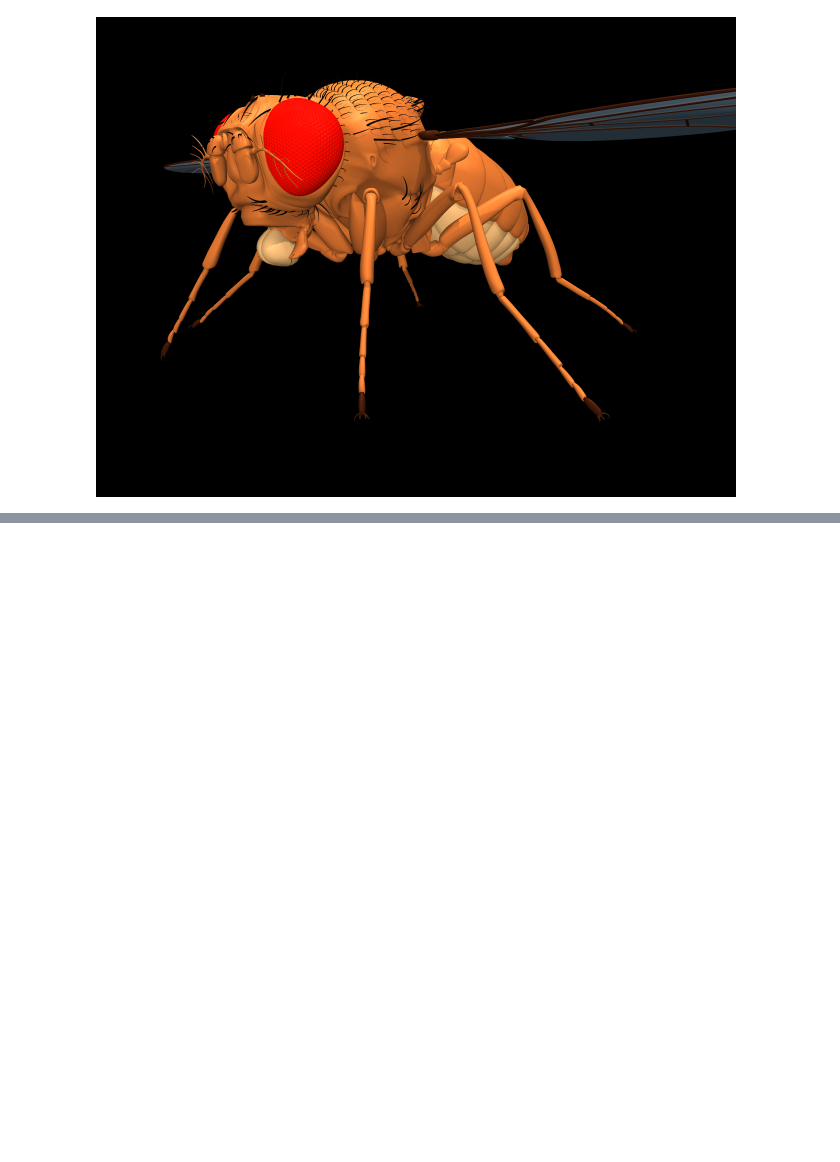
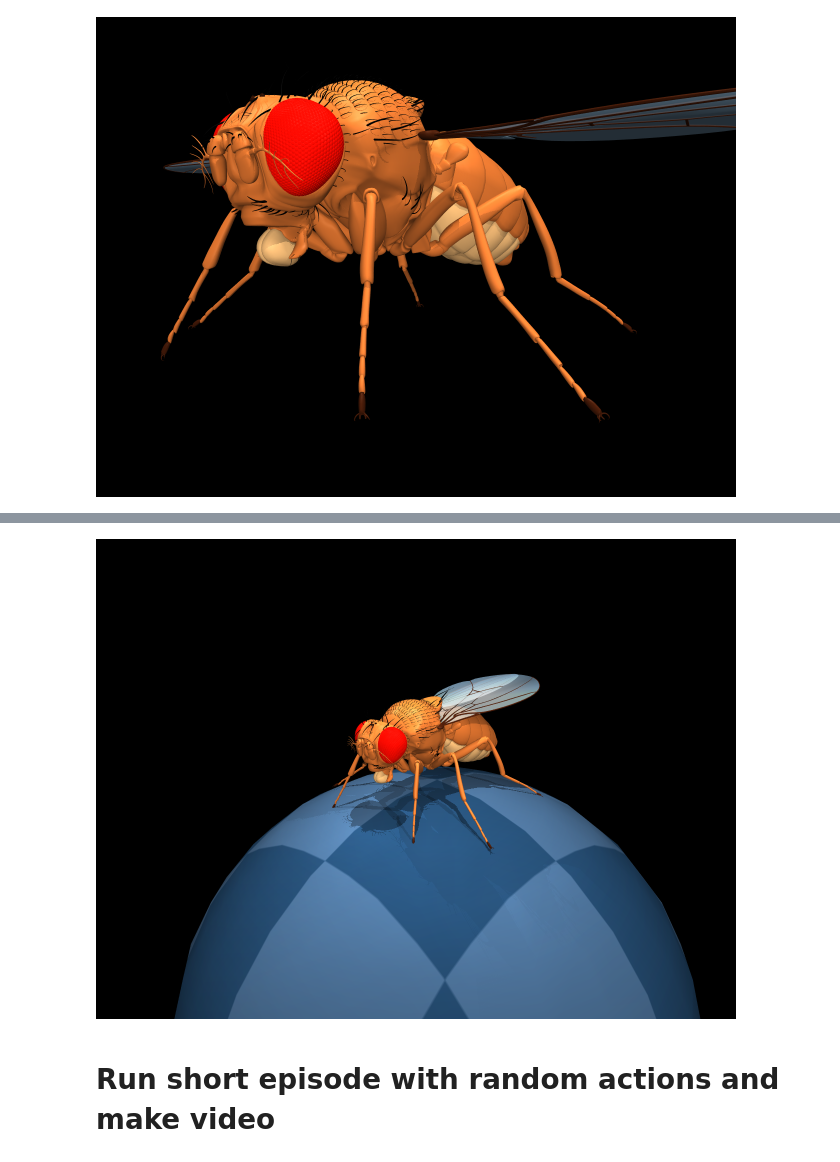
Before and after one commit to TuragaLab/flybody, a Jupyter notebook: notebooks/fly-on-ball-minimal.ipynb, the cells around one changed output, grey strips where cells are left out. Drawn from its saved outputs; the diff is of its cells as text; code cells hidden in the pictures; blank space fills up the shorter version.

```diff
--- a/notebooks/fly-on-ball-minimal.ipynb
+++ b/notebooks/fly-on-ball-minimal.ipynb
@@ -128,18 +104,13 @@ for i in range(physics.model.nu):
     if 'coxa' in name or 'femur' in name or 'tibia' in name or 'tarsus' in name:
         act_indices.append(i)
 # %%
-# Run simulation and make movie.
+# Run simulation and make video.
 
 # Set initial state.
 with physics.reset_context():
     # Initial ball velocioty.
     physics.named.data.qvel['ball'] = [0, -2., 0]
-    # Retract wings.
-    for side in ['left', 'right']:
-        physics.named.data.qpos[
-            [f'wing_yaw_{side}',
-             f'wing_roll_{side}',
-             f'wing_pitch_{side}']] = [1.5, 0.7, -1.0]
+    retract_wings(physics, prefix='')
 
 # Run simulation.
 timestep_ratio = 10
@@ -147,7 +118,7 @@ n_act = len(act_indices)
 frames = []
 for i in range(2000):
     if i % timestep_ratio == 0:
-        action = np.random.uniform(-0.7, 0.7, size=n_act)
+        action = np.random.uniform(-0.5, 0.5, size=n_act)
         physics.data.ctrl[act_indices] = action
         pixels = physics.render(camera_id=1, width=640, height=480,
                                 scene_option=scene_option)
@@ -160,0 +134,3 @@ display_video(frames)
+# %%
+# Create RL environment.
+env = walk_on_ball()
@@ -160,0 +143,8 @@ display_video(frames)
+# %%
+# Reset and visualize the initial state of episode.
+timestep = env.reset()
+
+pixels = env.physics.render(camera_id=1, width=640, height=480)
+PIL.Image.fromarray(pixels)
+# %% [output]
+[figure, added]
@@ -160,0 +154,2 @@ display_video(frames)
+# %% [markdown]
+# Run short episode with random actions and make video
```
Also changed, not shown: parts of 15 cells of this notebook.
